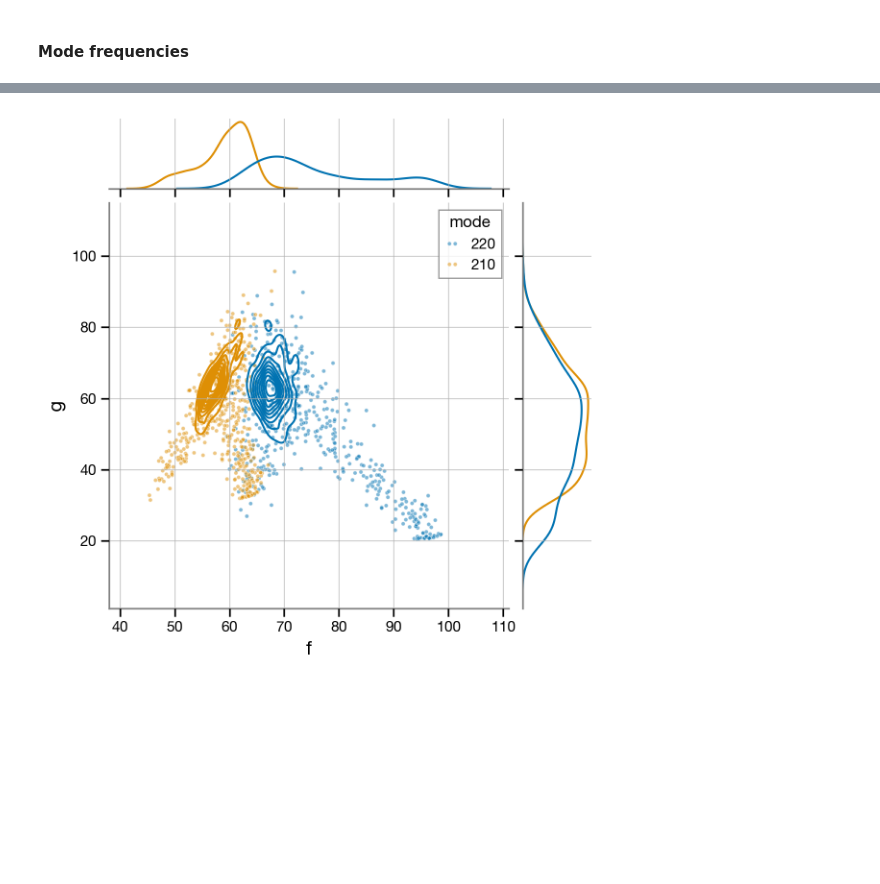
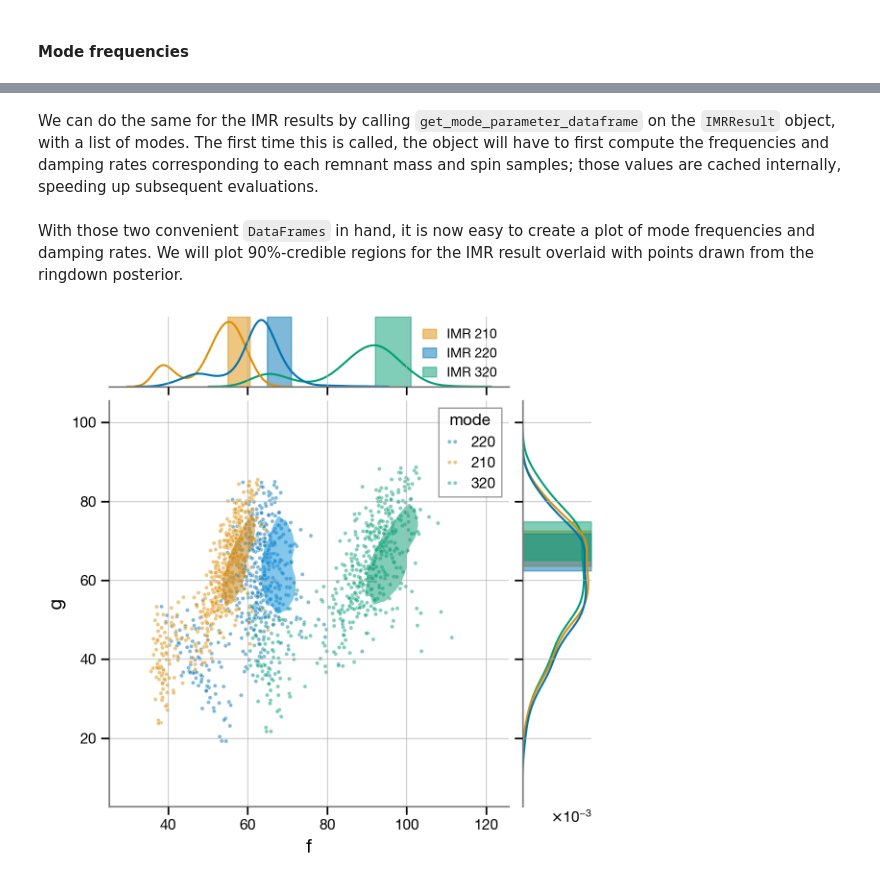
Before and after one commit to maxisi/ringdown, a Jupyter notebook: docs/examples/GW190521.ipynb, the cells around one changed output, grey strips where cells are left out. Drawn from its saved outputs; the diff is of its cells as text; code cells hidden in the pictures; blank space fills up the shorter version.

```diff
--- a/docs/examples/GW190521.ipynb
+++ b/docs/examples/GW190521.ipynb
@@ -85,7 +85,7 @@ In this example, we will fit three prograde modes to the GW190521 data: $(\ell =
 
 The fit object expects to receive a list of modes to include in the fit; the most explicit way to specify them is to give tuples of `(p, s, l, m, n)`, where `p = +/- 1` indicates prograde/retrograde, `s = -2` is the spin weight, `l` and `m` are the usual angular quantum numbers, and `n` is the tone index.  The modes are elliptically polarized, so there is no need to specify both + and - `m` azimuthal numbers. (See [Isi & Farr (2021)](https://arxiv.org/abs/2107.05609).)
 # %%
-fit = rd.Fit(modes=[(1, -2, 2, 2, 0), (1, -2, 2, 1, 0)])
+fit = rd.Fit(modes=[(1, -2, 2, 2, 0), (1, -2, 2, 1, 0), (1, -2, 3, 2, 0)])
 # %% [markdown]
 We will also set an analysis time, target sky location and analysis duration. We will use some reference values corresponding to an estimate of the peak of GW190521 taken from [Siegel et al (2019)](https://arxiv.org/pdf/2307.11975), which quotes a reference time of $t_{H1} = 1242442967.4278\, s$ in the Hanford detector:
 # %%
@@ -265,15 +294,33 @@ We can also extract the frequencies and damping times of individual modes.
 # %%
 rd_freqs = fit.result.get_mode_parameter_dataframe(500)
+# %% [markdown]
+We can do the same for the IMR results by calling `get_mode_parameter_dataframe` on the `IMRResult` object, with a list of modes. The first time this is called, the object will have to first compute the frequencies and damping rates corresponding to each remnant mass and spin samples; those values are cached internally, speeding up subsequent evaluations.
 # %%
 imr_freqs = df_imr.get_mode_parameter_dataframe(fit.modes)
+# %% [markdown]
+With those two convenient `DataFrames` in hand, it is now easy to create a plot of mode frequencies and damping rates. We will plot 90\%-credible regions for the IMR result overlaid with points drawn from the ringdown posterior.
 # %%
 mode_colors = {m.get_label(): f'C{i}' for i,m in enumerate(fit.modes)}
 g = sns.JointGrid(x='f', y='g', hue='mode', data=rd_freqs)
 g.plot_joint(sns.scatterplot, alpha=0.5, marker='.')
 g.plot_marginals(sns.kdeplot)
 
 for m, d in imr_freqs.groupby('mode'):
-    sns.kdeplot(data=d, x='f', y='g', ax=g.ax_joint, color=mode_colors[m])
-    # sns.kdeplot(d['f'], ax=g.ax_marg_x)
+    # plot joint
+    sns.kdeplot(data=d, x='f', y='g', ax=g.ax_joint, color=mode_colors[m],
+                levels=[0.1,1], fill=True, alpha=0.5)
+    # plot marginal x
+    u, l = d['f'].quantile([.05, .95])
+    _, ymax = g.ax_marg_x.get_ylim()
+    g.ax_marg_x.fill_betweenx([0, ymax], u, l, color=mode_colors[m], alpha=0.5,
+                              label=f'IMR {m}')
+    g.ax_marg_x.set_ylim(0, ymax)
+    # plot marginal y
+    u, l = d['g'].quantile([.5, .95])
+    _, xmax = g.ax_marg_y.get_xlim()
+    g.ax_marg_y.fill_between([0, xmax], u, l, color=mode_colors[m], alpha=0.5)
+    g.ax_marg_y.set_xlim(0, xmax)
+g.ax_marg_x.legend(loc='upper right', #ncol=fit.n_modes,
+                   fontsize='small', columnspacing=0.5, frameon=False);
 # %% [output]
-[figure, old version]
+[figure, new version]
```
Also changed, not shown: parts of 42 cells of this notebook.
